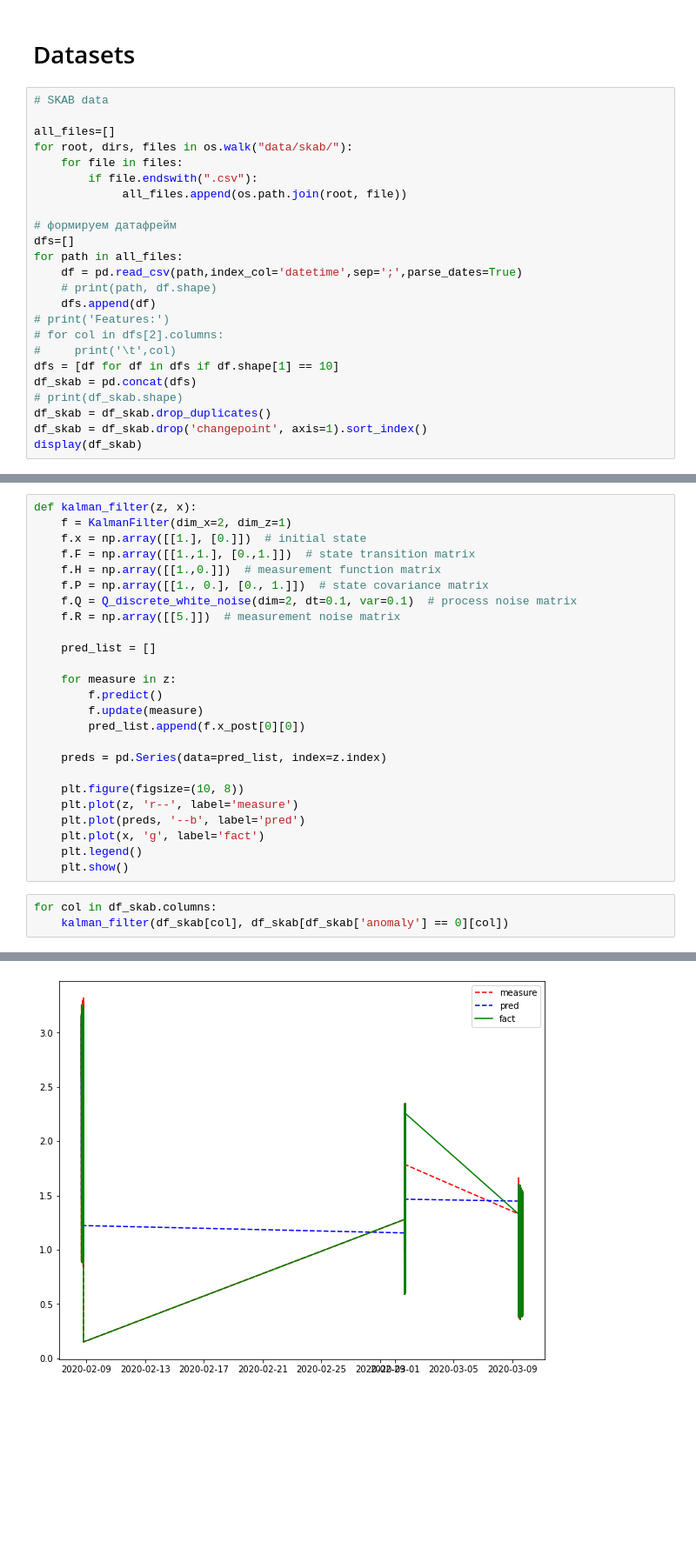
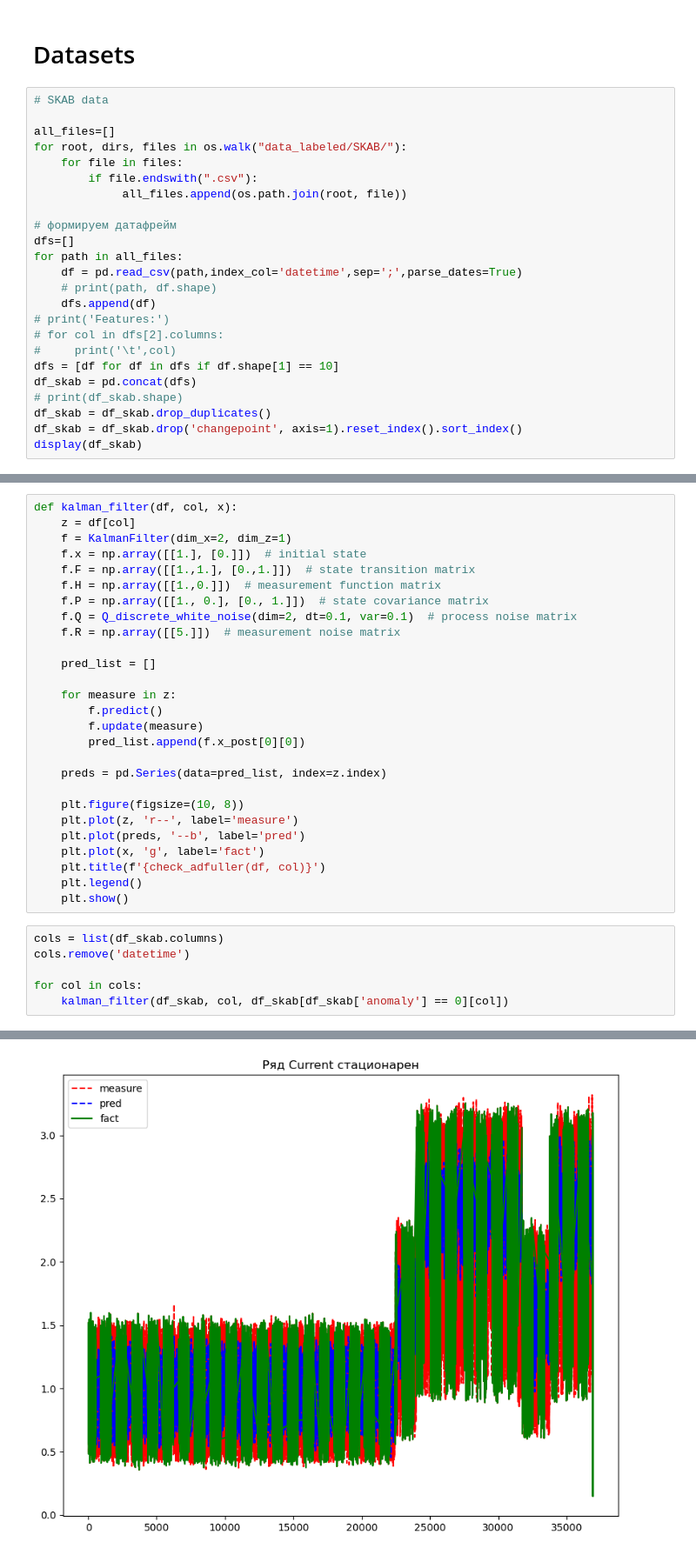
Before and after one commit to rufous86/novelty_detection, a Jupyter notebook: kalman_filter.ipynb, the cells around one changed output, grey strips where cells are left out. Shown at 87% size. Saved outputs shown, nothing was run; the diff lists cells and outputs as text; blank space fills up the shorter version.

```diff
--- a/kalman_filter.ipynb
+++ b/kalman_filter.ipynb
@@ -95,7 +95,7 @@ plt.show()
 # SKAB data
 
 all_files=[]
-for root, dirs, files in os.walk("data/skab/"):
+for root, dirs, files in os.walk("data_labeled/SKAB/"):
     for file in files:
         if file.endswith(".csv"):
              all_files.append(os.path.join(root, file))
@@ -113,6 +113,6 @@ dfs = [df for df in dfs if df.shape[1] == 10]
 df_skab = pd.concat(dfs)
 # print(df_skab.shape)
 df_skab = df_skab.drop_duplicates()
-df_skab = df_skab.drop('changepoint', axis=1).sort_index()
+df_skab = df_skab.drop('changepoint', axis=1).reset_index().sort_index()
 display(df_skab)
 # %% [output]
@@ -148,5 +160,6 @@ for col in df_skab.columns:
 # %%
-def kalman_filter(z, x):
+def kalman_filter(df, col, x):
+    z = df[col]
     f = KalmanFilter(dim_x=2, dim_z=1)
     f.x = np.array([[1.], [0.]])  # initial state
     f.F = np.array([[1.,1.], [0.,1.]])  # state transition matrix
@@ -168,9 +181,13 @@ def kalman_filter(z, x):
     plt.plot(z, 'r--', label='measure')
     plt.plot(preds, '--b', label='pred')
     plt.plot(x, 'g', label='fact')
+    plt.title(f'{check_adfuller(df, col)}')
     plt.legend()
     plt.show()
 # %%
-for col in df_skab.columns:
-    kalman_filter(df_skab[col], df_skab[df_skab['anomaly'] == 0][col])
+cols = list(df_skab.columns)
+cols.remove('datetime')
+
+for col in cols:
+    kalman_filter(df_skab, col, df_skab[df_skab['anomaly'] == 0][col])
 # %% [output]
@@ -179 +199 @@ for col in df_skab.columns:
-[figure, old version]
+[figure, new version]
```
Also changed, not shown: parts of 8 cells of this notebook, 2 other files.
